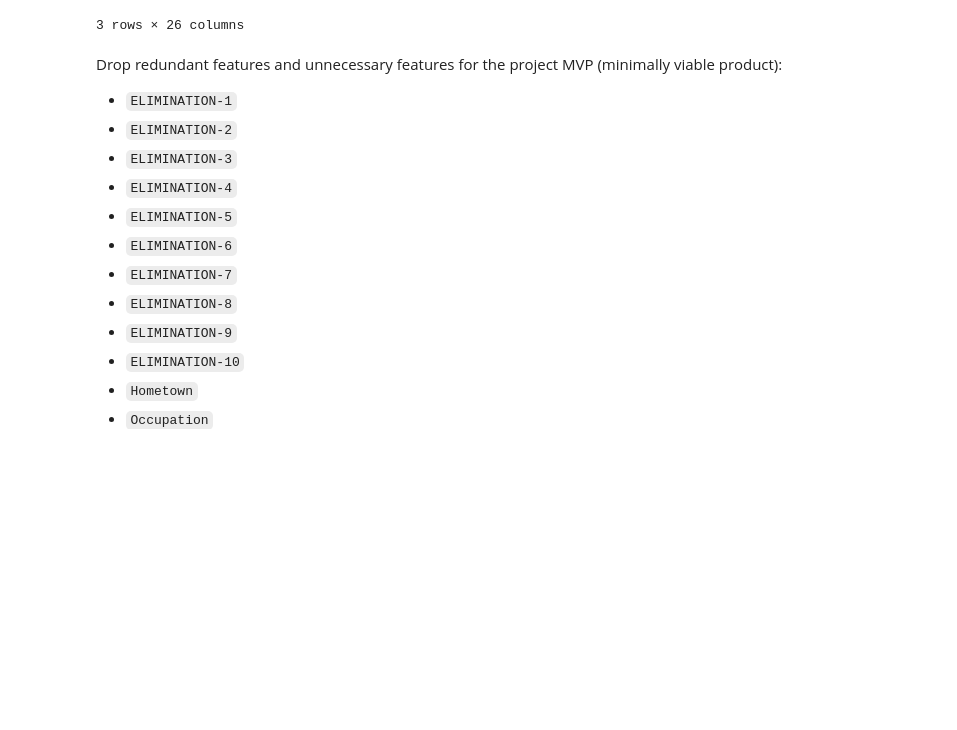
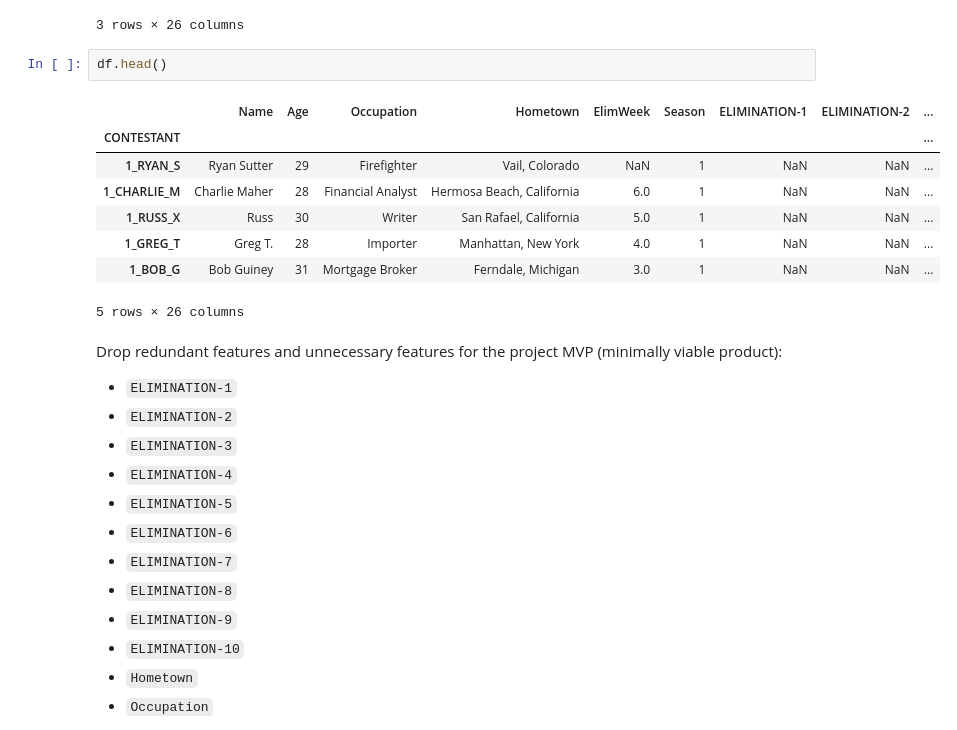
Before and after one commit to KwameTaylor/bachelorette-predictor, a Jupyter notebook: bachelorette-predictor.ipynb, the cells around one changed output. Cells and saved outputs as stored; diff of their text form; blank space fills up the shorter version.

````diff
--- a/bachelorette-predictor.ipynb
+++ b/bachelorette-predictor.ipynb
@@ -100,6 +100,17 @@ df.head(3)
 | 1_CHARLIE_M | Charlie Maher | 28 | Financial Analyst | Hermosa Beach, California | 6.0 | 1 | NaN | NaN | ... |
 | 1_RUSS_X | Russ | 30 | Writer | San Rafael, California | 5.0 | 1 | NaN | NaN | ... |
 3 rows × 26 columns
+# %%
+df.head()
+# %% [output]
+|  | Name | Age | Occupation | Hometown | ElimWeek | Season | ELIMINATION-1 | ELIMINATION-2 | ... |
+| CONTESTANT |  |  |  |  |  |  |  |  | ... |
+| 1_RYAN_S | Ryan Sutter | 29 | Firefighter | Vail, Colorado | NaN | 1 | NaN | NaN | ... |
+| 1_CHARLIE_M | Charlie Maher | 28 | Financial Analyst | Hermosa Beach, California | 6.0 | 1 | NaN | NaN | ... |
+| 1_RUSS_X | Russ | 30 | Writer | San Rafael, California | 5.0 | 1 | NaN | NaN | ... |
+| 1_GREG_T | Greg T. | 28 | Importer | Manhattan, New York | 4.0 | 1 | NaN | NaN | ... |
+| 1_BOB_G | Bob Guiney | 31 | Mortgage Broker | Ferndale, Michigan | 3.0 | 1 | NaN | NaN | ... |
+5 rows × 26 columns
 # %% [markdown]
 Drop redundant features and unnecessary features for the project MVP (minimally viable product):
 * ```ELIMINATION-1```
````
Also changed, not shown: parts of 22 cells of this notebook, 4 other files.
